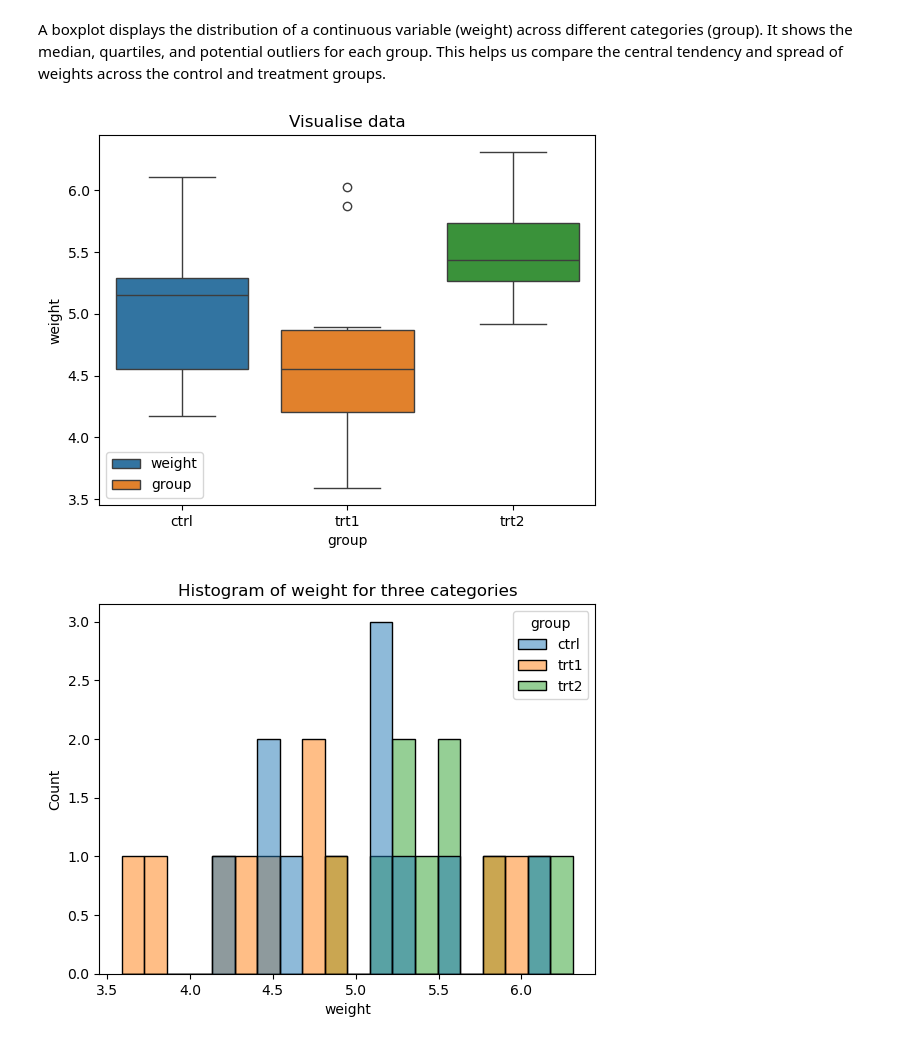
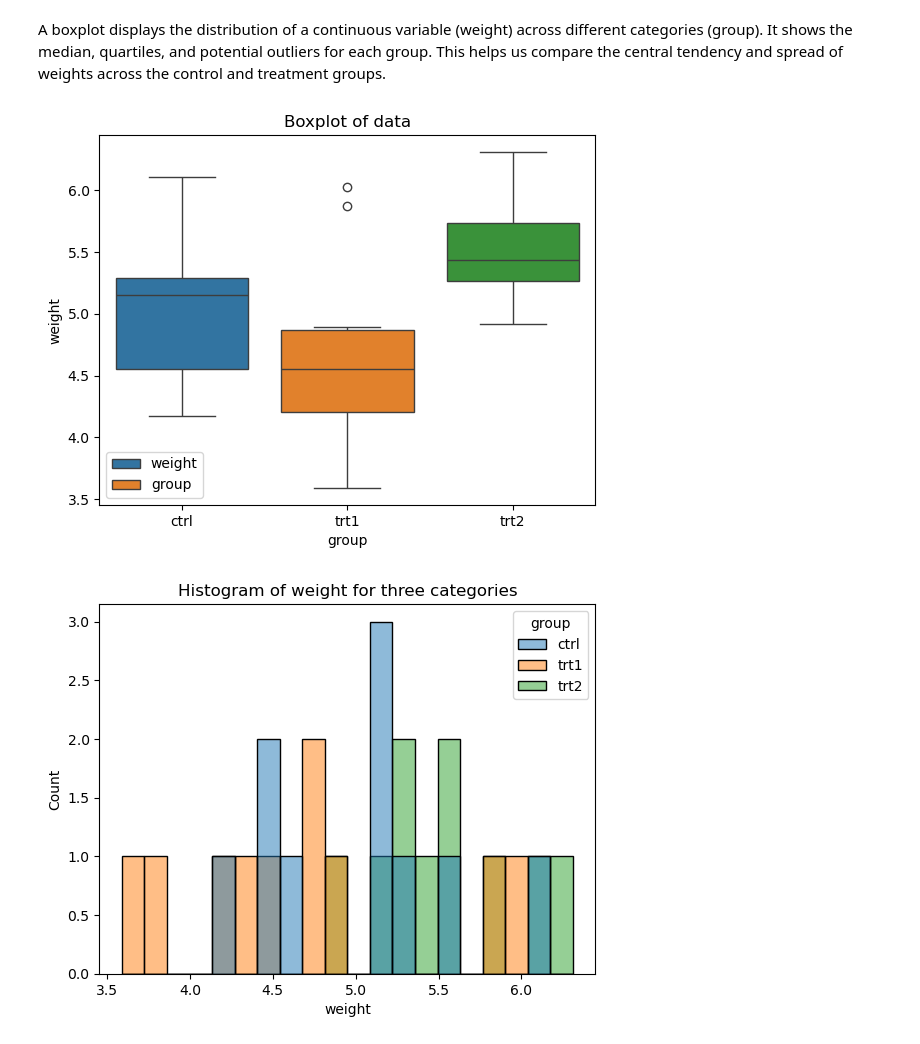
Before and after one commit to dectan/applied_statistics, a Jupyter notebook: project.ipynb, the cells around one changed output. Cells and saved outputs as stored; diff of their text form; code cells hidden in the pictures.

```diff
--- a/project.ipynb
+++ b/project.ipynb
@@ -114,13 +134,13 @@ It shows the median, quartiles, and potential outliers for each group.
 This helps us compare the central tendency and spread of weights across the control and treatment groups.
 # %%
 sns.boxplot(data=df, x = 'group', y = 'weight',hue="group" )
-plt.title('Visualise data')
+plt.title('Boxplot of data')
 plt.xlabel('group')
 plt.ylabel('weight')
 plt.legend(['weight','group'])
 plt.show()
 # %% [output]
-[figure, old version]
+[figure, new version]
 # %%
 sns.histplot(data=df, x="weight", hue="group", bins=20)
 plt.title("Histogram of weight for three categories")
```
Also changed, not shown: parts of 21 cells of this notebook, 2 other files.
